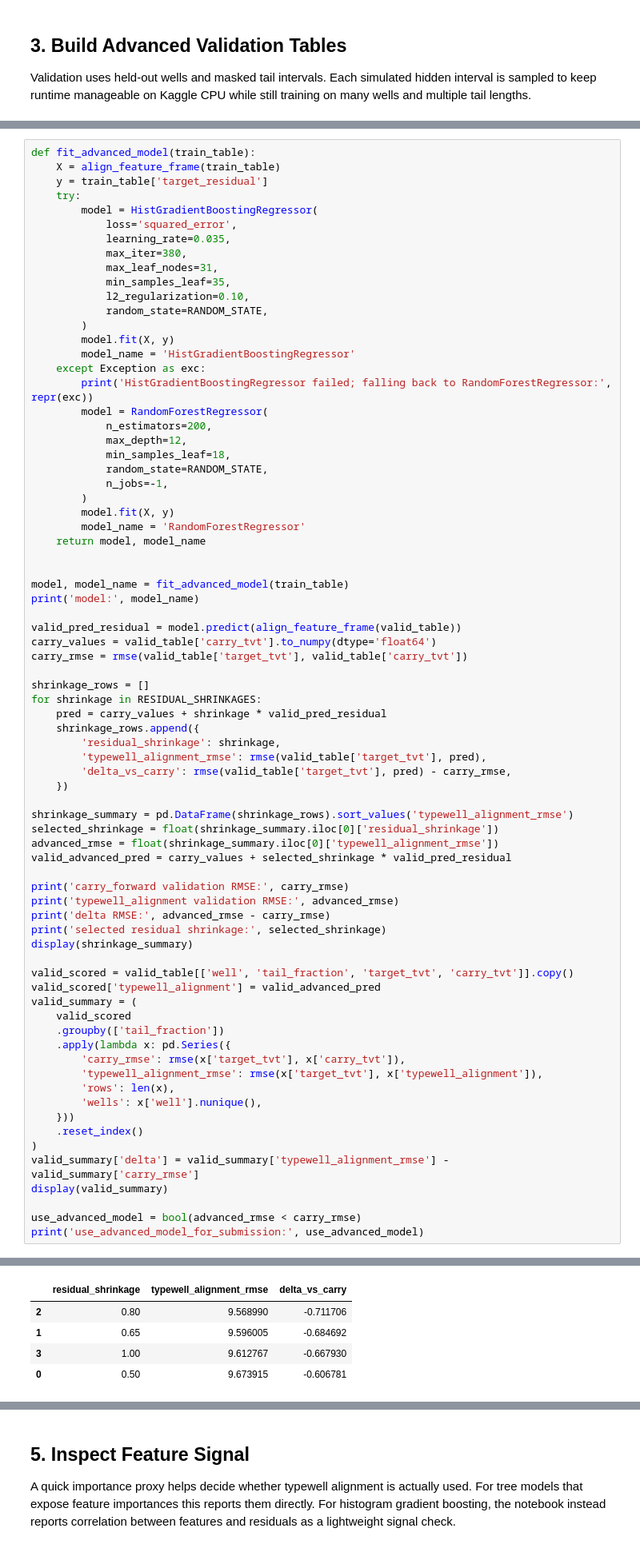
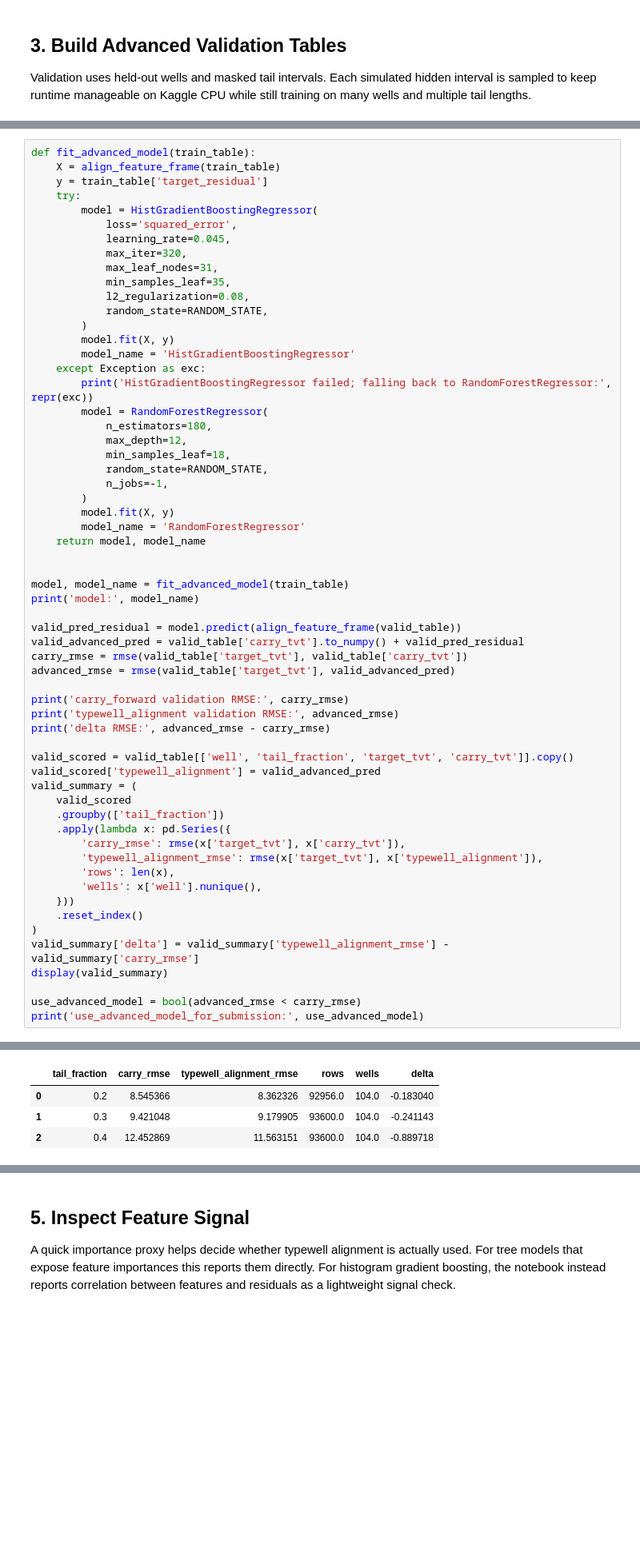
Before and after one commit to tuannm3812/kaggle-ROGII-Wellbore-Geology-Prediction, a Jupyter notebook: notebooks/advanced-modeling.ipynb, the cells around one changed output, grey strips where cells are left out. Shown at 80% size. Drawn from its saved outputs; the diff is of its cells as text; blank space fills up the shorter version.

```diff
--- a/notebooks/advanced-modeling.ipynb
+++ b/notebooks/advanced-modeling.ipynb
@@ -488,11 +437,11 @@ def fit_advanced_model(train_table):
     try:
         model = HistGradientBoostingRegressor(
             loss='squared_error',
-            learning_rate=0.035,
-            max_iter=380,
+            learning_rate=0.045,
+            max_iter=320,
             max_leaf_nodes=31,
             min_samples_leaf=35,
-            l2_regularization=0.10,
+            l2_regularization=0.08,
             random_state=RANDOM_STATE,
         )
         model.fit(X, y)
@@ -500,7 +449,7 @@ def fit_advanced_model(train_table):
     except Exception as exc:
         print('HistGradientBoostingRegressor failed; falling back to RandomForestRegressor:', repr(exc))
         model = RandomForestRegressor(
-            n_estimators=200,
+            n_estimators=180,
             max_depth=12,
             min_samples_leaf=18,
             random_state=RANDOM_STATE,
@@ -515,28 +464,13 @@ model, model_name = fit_advanced_model(train_table)
 print('model:', model_name)
 
 valid_pred_residual = model.predict(align_feature_frame(valid_table))
-carry_values = valid_table['carry_tvt'].to_numpy(dtype='float64')
+valid_advanced_pred = valid_table['carry_tvt'].to_numpy() + valid_pred_residual
 carry_rmse = rmse(valid_table['target_tvt'], valid_table['carry_tvt'])
-
-shrinkage_rows = []
-for shrinkage in RESIDUAL_SHRINKAGES:
-    pred = carry_values + shrinkage * valid_pred_residual
-    shrinkage_rows.append({
-        'residual_shrinkage': shrinkage,
-        'typewell_alignment_rmse': rmse(valid_table['target_tvt'], pred),
-        'delta_vs_carry': rmse(valid_table['target_tvt'], pred) - carry_rmse,
-    })
-
-shrinkage_summary = pd.DataFrame(shrinkage_rows).sort_values('typewell_alignment_rmse')
-selected_shrinkage = float(shrinkage_summary.iloc[0]['residual_shrinkage'])
-advanced_rmse = float(shrinkage_summary.iloc[0]['typewell_alignment_rmse'])
-valid_advanced_pred = carry_values + selected_shrinkage * valid_pred_residual
+advanced_rmse = rmse(valid_table['target_tvt'], valid_advanced_pred)
 
 print('carry_forward validation RMSE:', carry_rmse)
 print('typewell_alignment validation RMSE:', advanced_rmse)
 print('delta RMSE:', advanced_rmse - carry_rmse)
-print('selected residual shrinkage:', selected_shrinkage)
-display(shrinkage_summary)
 
 valid_scored = valid_table[['well', 'tail_fraction', 'target_tvt', 'carry_tvt']].copy()
 valid_scored['typewell_alignment'] = valid_advanced_pred
@@ -565,5 +498,4 @@ selected residual shrinkage: 0.8
-|  | residual_shrinkage | typewell_alignment_rmse | delta_vs_carry |
-| 2 | 0.80 | 9.568990 | -0.711706 |
-| 1 | 0.65 | 9.596005 | -0.684692 |
-| 3 | 1.00 | 9.612767 | -0.667930 |
-| 0 | 0.50 | 9.673915 | -0.606781 |
+|  | tail_fraction | carry_rmse | typewell_alignment_rmse | rows | wells | delta |
+| 0 | 0.2 | 8.545366 | 8.362326 | 92956.0 | 104.0 | -0.183040 |
+| 1 | 0.3 | 9.421048 | 9.179905 | 93600.0 | 104.0 | -0.241143 |
+| 2 | 0.4 | 12.452869 | 11.563151 | 93600.0 | 104.0 | -0.889718 |
```
Also changed, not shown: parts of 12 cells of this notebook, 5 other files.
